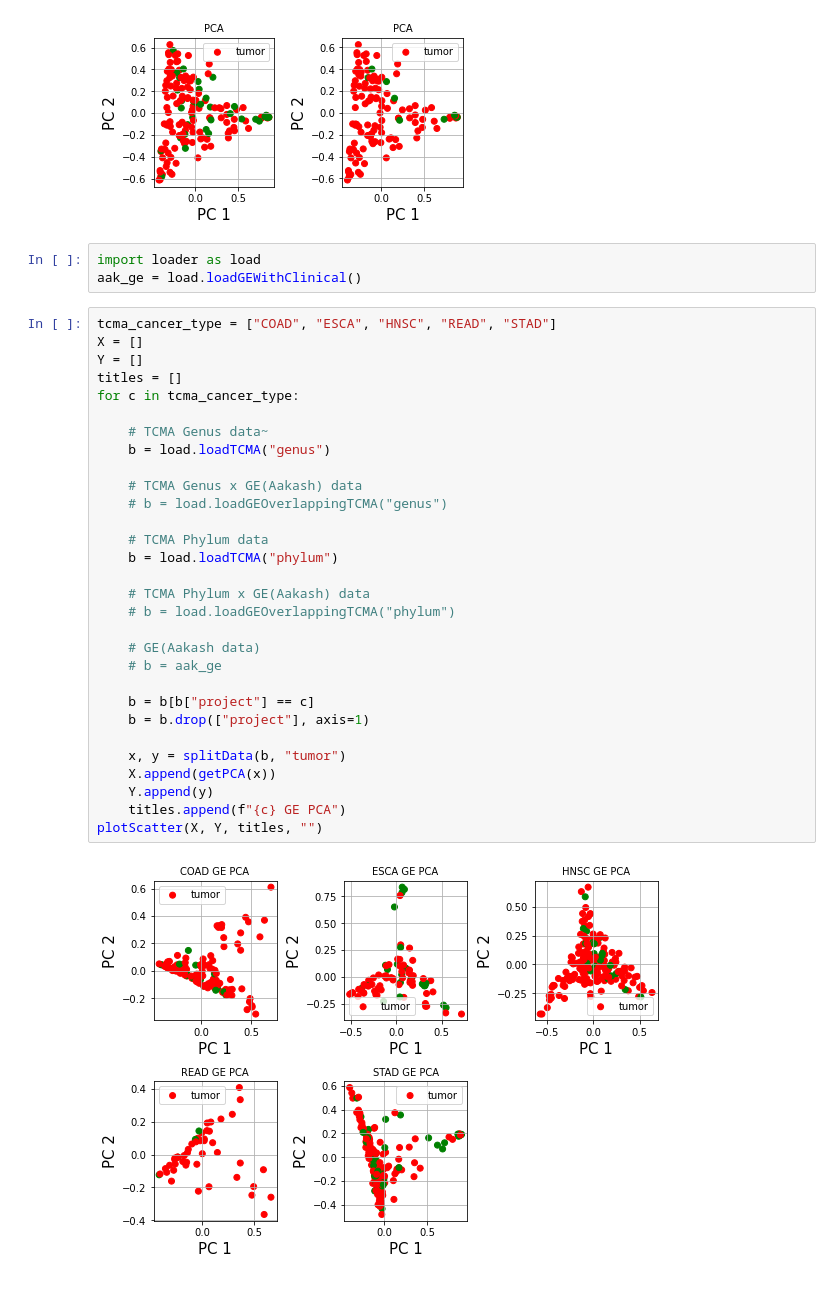
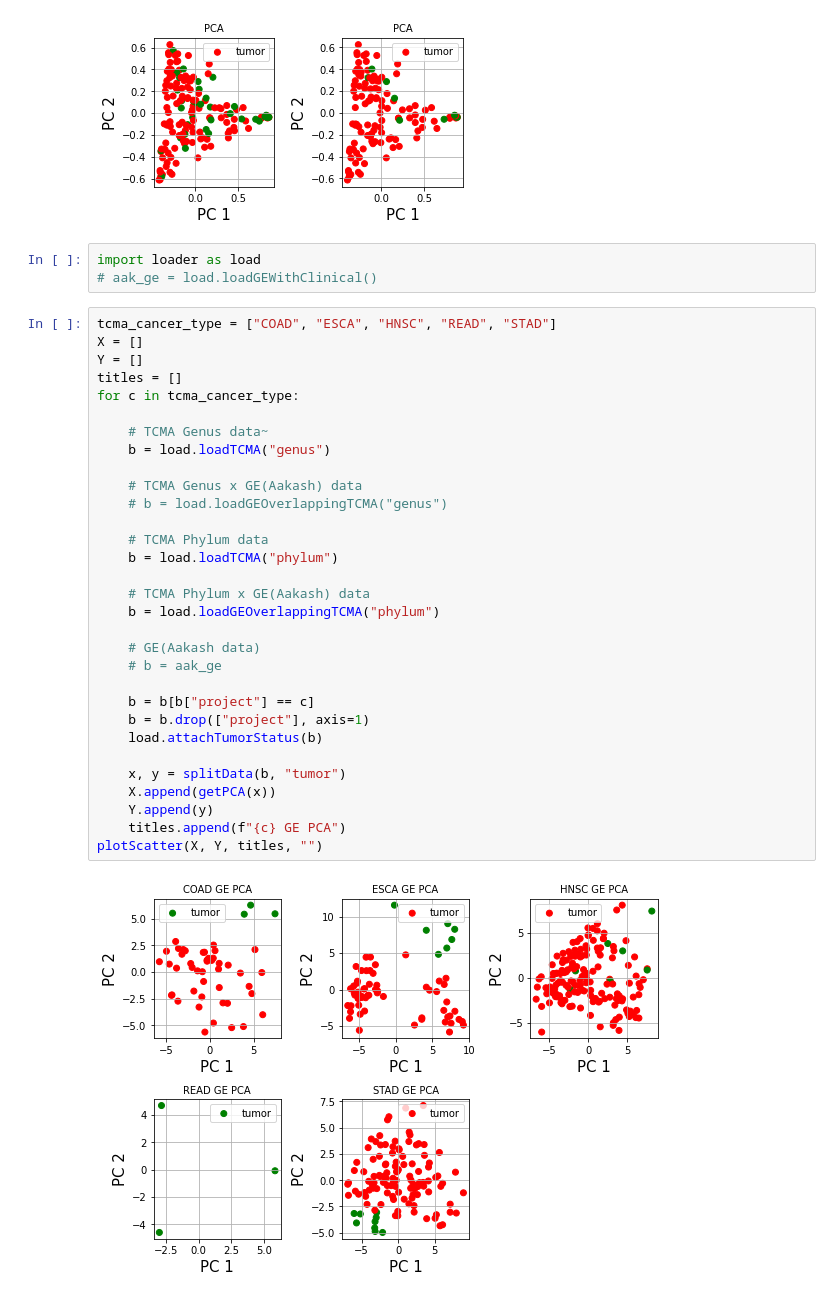
Before and after one commit to GdePaulo/Host-Microbial-Omics-Integration, a Jupyter notebook: visualization.ipynb, the cells around one changed output. Drawn from its saved outputs; the diff is of its cells as text.

Commit message:
Streamline handling of tumor status column

```diff
--- a/visualization.ipynb
+++ b/visualization.ipynb
@@ -75,36 +75,37 @@ plotScatter([pc_df_mb_all, pc_df_mb], [mb_all_y, y])
 [figure]
 # %%
 import loader as load
-aak_ge = load.loadGEWithClinical()
+# aak_ge = load.loadGEWithClinical()
 # %%
 tcma_cancer_type = ["COAD", "ESCA", "HNSC", "READ", "STAD"]
 X = []
 Y = []
 titles = []
 for c in tcma_cancer_type:
 
     # TCMA Genus data~
     b = load.loadTCMA("genus")
 
     # TCMA Genus x GE(Aakash) data
     # b = load.loadGEOverlappingTCMA("genus")
 
     # TCMA Phylum data
     b = load.loadTCMA("phylum")
 
     # TCMA Phylum x GE(Aakash) data
-    # b = load.loadGEOverlappingTCMA("phylum")
+    b = load.loadGEOverlappingTCMA("phylum")
 
     # GE(Aakash data)
     # b = aak_ge
 
     b = b[b["project"] == c]
     b = b.drop(["project"], axis=1)
+    load.attachTumorStatus(b)
 
     x, y = splitData(b, "tumor")
     X.append(getPCA(x))
     Y.append(y)
     titles.append(f"{c} GE PCA")
 plotScatter(X, Y, titles, "")
 # %% [output]
-[figure, old version]
+[figure, new version]
```
Also changed, not shown: 1 other file.
